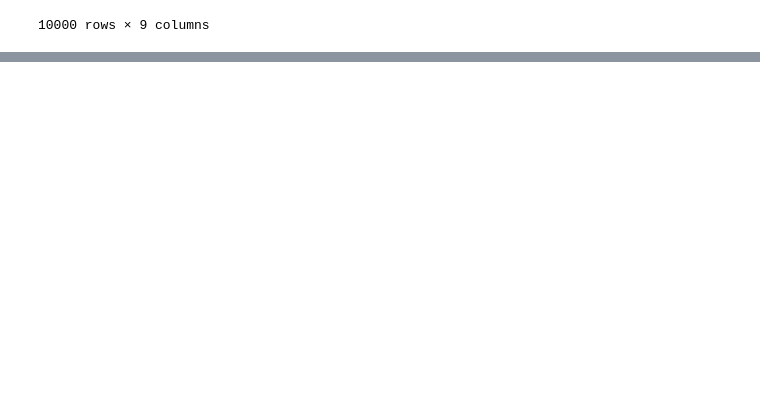
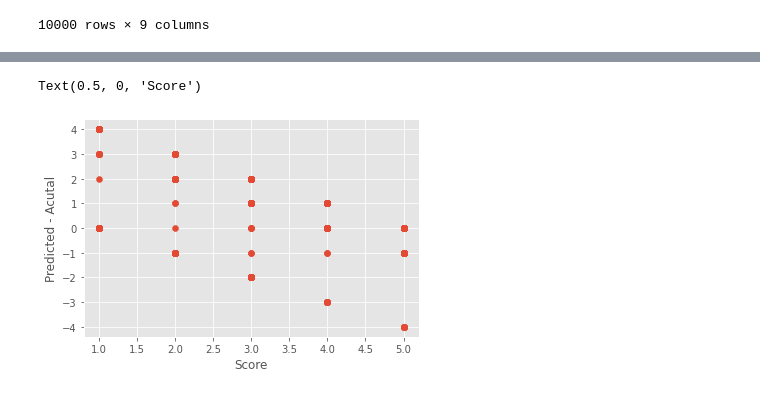
Before and after one commit to RubenBec/Capestone3, a Jupyter notebook: day1.ipynb, the cells around one changed output, grey strips where cells are left out. Cells and saved outputs as stored; diff of their text form; code cells hidden in the pictures; blank space fills up the shorter version.

```diff
--- a/day1.ipynb
+++ b/day1.ipynb
@@ -26,0 +68,2 @@ chunk
+# %%
+rf = RandomForestClassifier(n_jobs=-1)
@@ -26,0 +78,11 @@ chunk
+# %%
+rfpred = rf.predict(X_test)
+# %%
+residual = rfpred - y_test
+# %%
+plt.scatter(y_test, residual)
+plt.ylabel('Predicted - Acutal')
+plt.xlabel('Score')
+# %% [output]
+Text(0.5, 0, 'Score')
+[figure, added]
```
Also changed, not shown: parts of 14 cells of this notebook.
